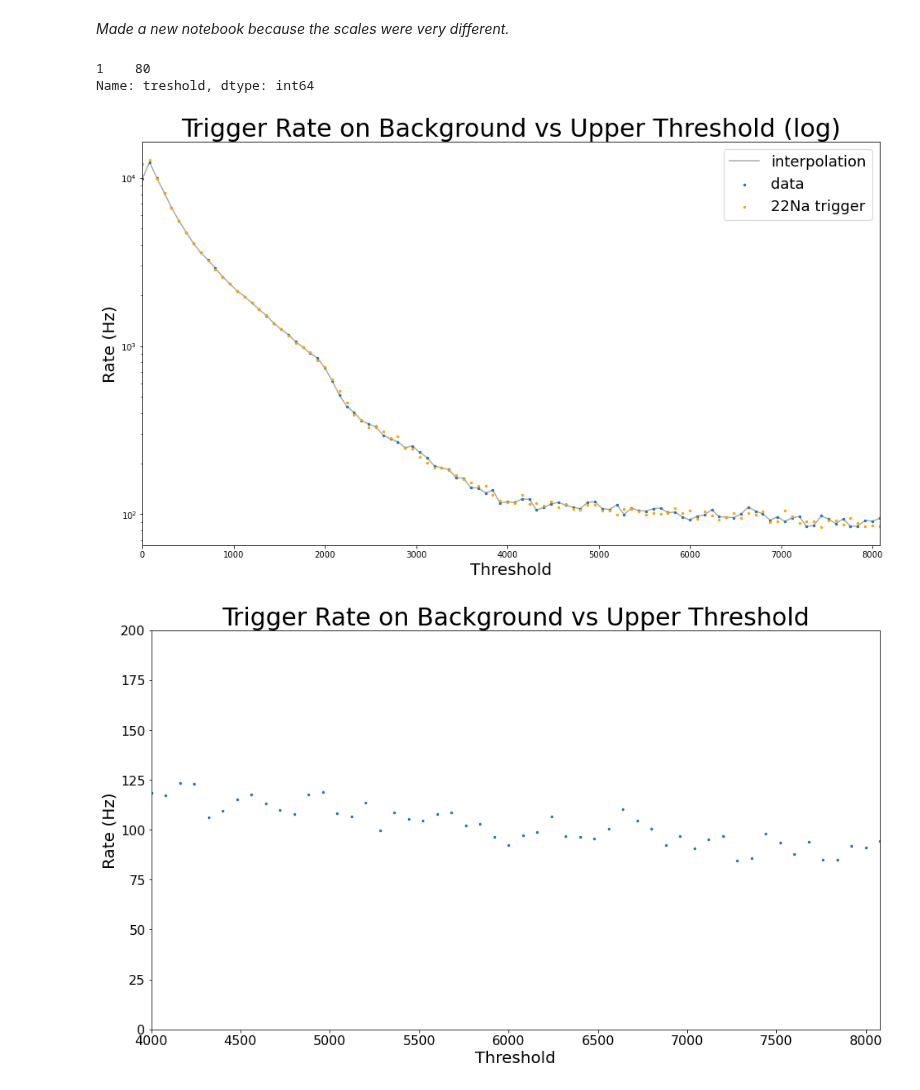
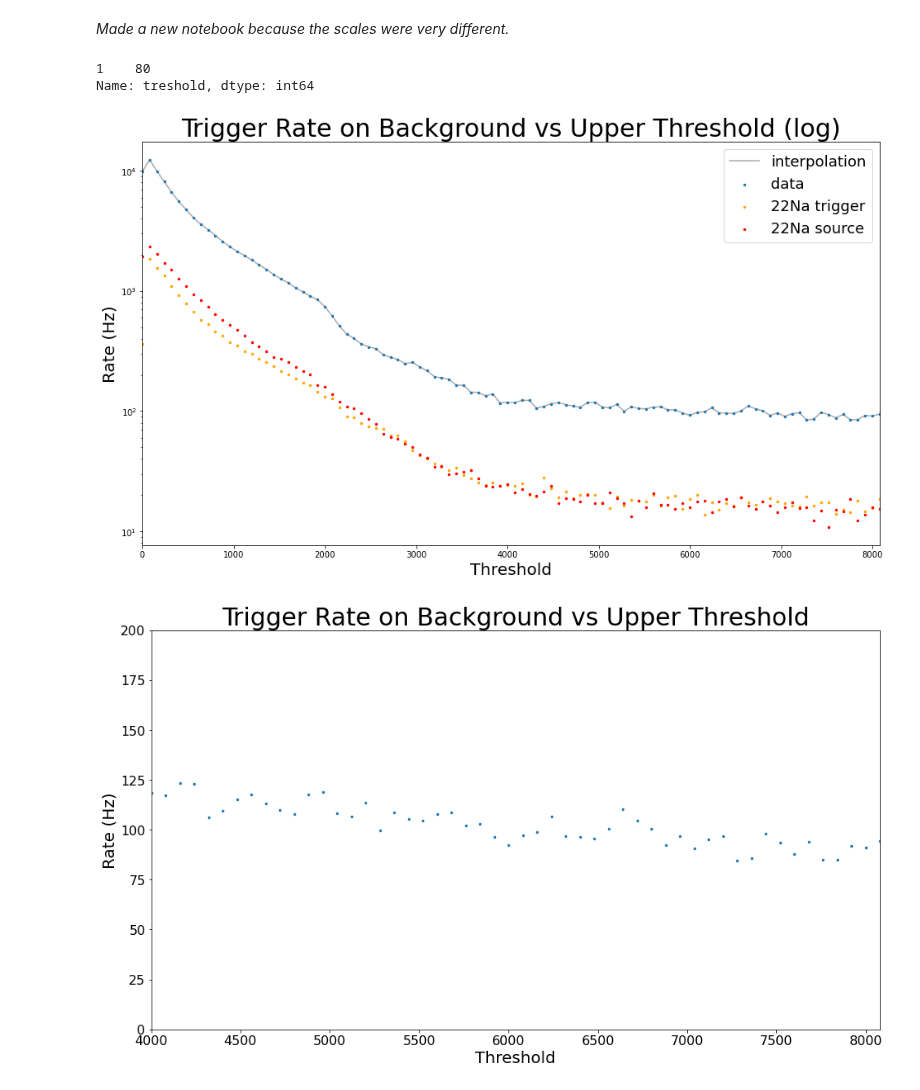
Before and after one commit to villano-lab/NaI_Array_Firmware, a Jupyter notebook: test_firmwares/UniversalTrigger0/FullScan_PlotRates.ipynb, the cells around one changed output. Saved outputs shown, nothing was run; the diff lists cells and outputs as text; code cells hidden in the pictures.

```diff
--- a/test_firmwares/UniversalTrigger0/FullScan_PlotRates.ipynb
+++ b/test_firmwares/UniversalTrigger0/FullScan_PlotRates.ipynb
@@ -8,36 +8,39 @@ import lmfit as lm
 from scipy.stats import norm
 
 data = pd.read_csv("data/NaIscanrate_20220421_out.csv") #Change to match local file name/location
-data2 = pd.read_csv("data/NaIscanrate_20220422_out.csv") #Change to match local file name/location
+data2 = pd.read_csv("data/NaIscanrate_20220421_1200_out.csv") #Change to match local file name/location
+data3 = pd.read_csv("data/NaIscanrate_20220421_1400_out.csv") #Change to match local file name/location
 # %%
 plt.figure(figsize=(16,9))
 
 xdata = data.iloc[:,0]
 ydata = data.iloc[:,1]
 ydata2 = data2.iloc[:,1]
+ydata3 = data3.iloc[:,1]
 
 plt.scatter(xdata,ydata,s=6,label="data")
 plt.plot(xdata,ydata,label="interpolation",zorder=0,color="#AAAAAA")
 plt.scatter(xdata,ydata2,s=6,label="22Na trigger",color="orange")
+plt.scatter(xdata,ydata3,s=6,label="22Na source",color="red")
 #plt.axvline(8192,color="green",label="8192")
 
 plt.xlabel("Threshold",size=20)
 plt.ylabel("Rate (Hz)",size=20)
 plt.title("Trigger Rate on Background vs Upper Threshold (log)",size=30)
 plt.rc('xtick', labelsize=16) #fontsize of the x tick labels
 plt.rc('ytick', labelsize=16) #fontsize of the y tick labels
 plt.xlim(xdata.min(),xdata.max())
 #plt.ylim(0)
 plt.semilogy()
 
 print(data.iloc[:,0][ydata == ydata.max()])
 
 plt.legend(fontsize=18)
 plt.show()
 # %% [output]
 1    80
 Name: treshold, dtype: int64
-[figure, old version]
+[figure, new version]
 # %%
 plt.figure(figsize=(16,9))
 
```
Also changed, not shown: 2 other files.
